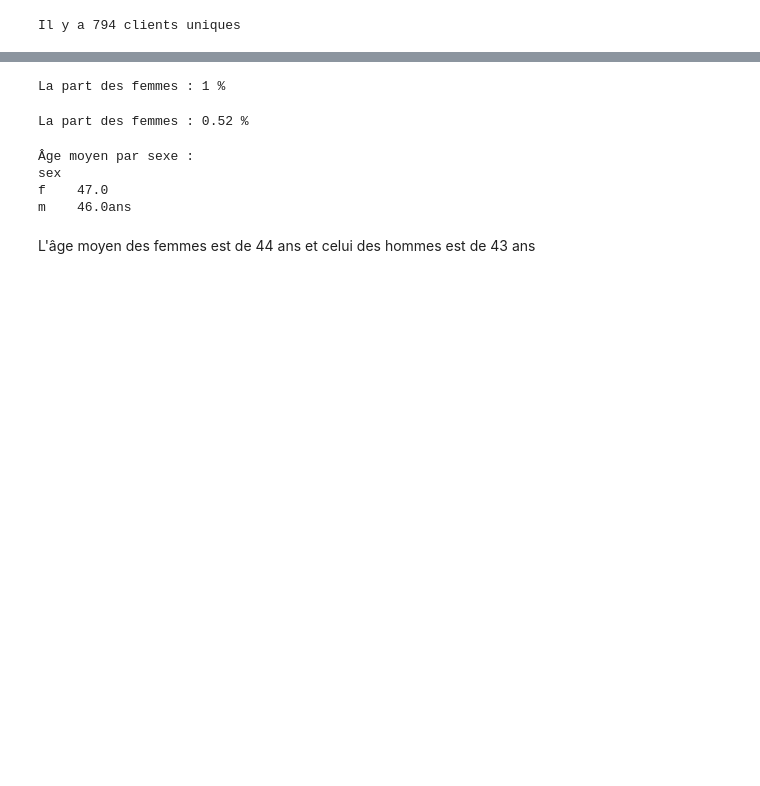
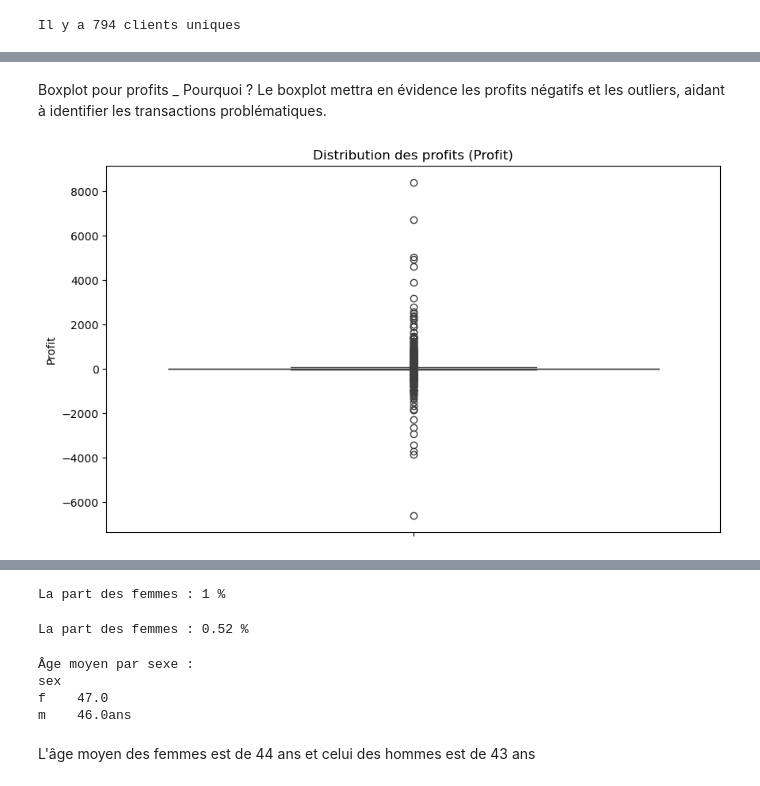
Before and after one commit to raymondgadji/DatAnalyst, a Jupyter notebook: Cours/Semaine11/ADV_Analyse des ventes en ligne.ipynb, the cells around one changed output, grey strips where cells are left out. Saved outputs shown, nothing was run; the diff lists cells and outputs as text; code cells hidden in the pictures; blank space fills up the shorter version.

```diff
--- a/Cours/Semaine11/ADV_Analyse des ventes en ligne.ipynb
+++ b/Cours/Semaine11/ADV_Analyse des ventes en ligne.ipynb
@@ -185,0 +357,10 @@ print("L'age moyen des clients est :", 2022- round(SuperStoreData.describe(inclu
+# %% [markdown]
+Boxplot pour profits _ Pourquoi ? Le boxplot mettra en évidence les profits négatifs et les outliers, aidant à identifier les transactions problématiques.
+# %%
+plt.figure(figsize=(10, 6))
+sns.boxplot(y=SuperStoreData['profit'])
+plt.title('Distribution des profits (Profit)')
+plt.ylabel('Profit')
+plt.show()
+# %% [output]
+[figure, added]
```
Also changed, not shown: parts of 53 cells of this notebook.
